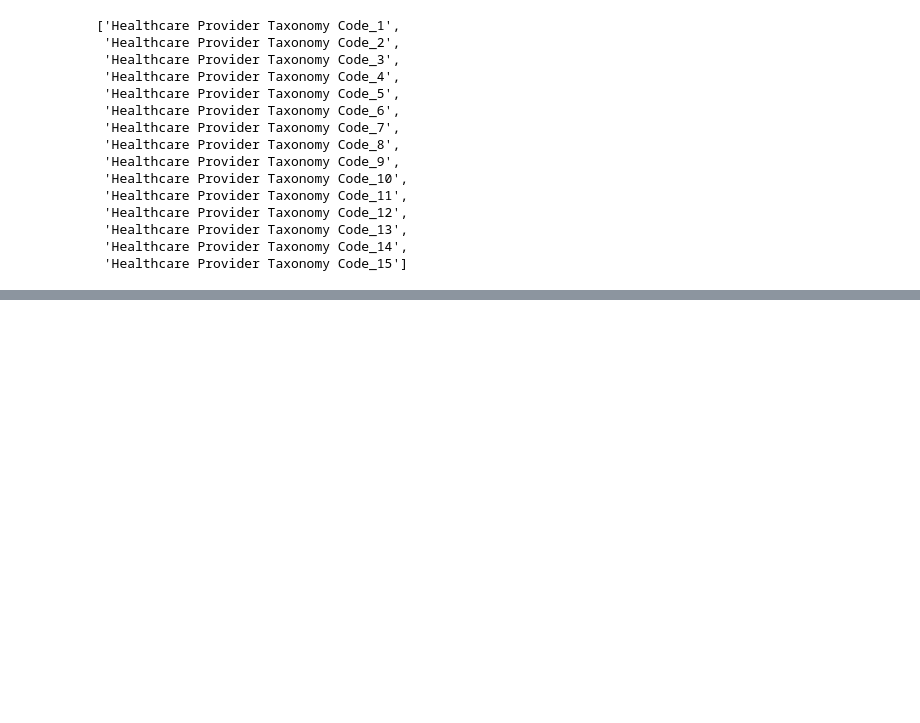
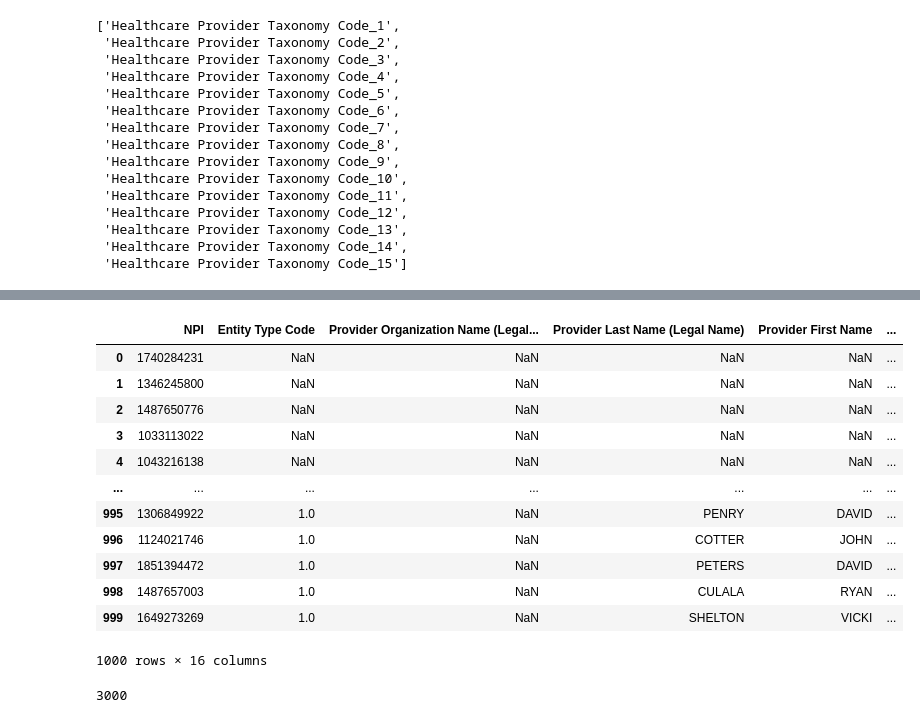
Before and after one commit to jmayf123/Hop_Teaming_Project, a Jupyter notebook: essete_ht.ipynb, the cells around one changed output, grey strips where cells are left out. Saved outputs shown, nothing was run; the diff lists cells and outputs as text; code cells hidden in the pictures; blank space fills up the shorter version.

```diff
--- a/essete_ht.ipynb
+++ b/essete_ht.ipynb
@@ -80,3 +83,6 @@ hptc
  'Healthcare Provider Taxonomy Code_13',
  'Healthcare Provider Taxonomy Code_14',
  'Healthcare Provider Taxonomy Code_15']
+# %%
+hpptswitch = [i for i in npi_colnames if i.startswith('Healthcare Provider Primary Taxonomy Switch_')]
+hpptswitch
@@ -94,5 +116,5 @@ other_cols = ['NPI', 'Entity Type Code', 'Provider Organization Name (Legal Busi
                                      'Provider Business Practice Location Address State Name',
                                      'Provider Business Practice Location Address Postal Code']
 # %%
-ls = hptc + other_cols
+ls = hptc + hpptswitch + other_cols
 ls
@@ -119,4 +139,4 @@ next(npi_chunks)
 # %%
 npi_sample = pd.read_csv('nppes_data/npidata_pfile_20050523-20230212.csv',
-                         usecols = ls, nrows= 100)
+                         usecols = ls, nrows= 1000)
 # %%
@@ -134,0 +216,18 @@ df
+# %%
+npi_sample['code_new'] = npi_sample.apply(f, axis=1)
+# %%
+npi_sample
+# %% [output]
+|  | NPI | Entity Type Code | Provider Organization Name (Legal... | Provider Last Name (Legal Name) | Provider First Name | ... |
+| 0 | 1740284231 | NaN | NaN | NaN | NaN | ... |
+| 1 | 1346245800 | NaN | NaN | NaN | NaN | ... |
+| 2 | 1487650776 | NaN | NaN | NaN | NaN | ... |
+| 3 | 1033113022 | NaN | NaN | NaN | NaN | ... |
+| 4 | 1043216138 | NaN | NaN | NaN | NaN | ... |
+| ... | ... | ... | ... | ... | ... | ... |
+| 995 | 1306849922 | 1.0 | NaN | PENRY | DAVID | ... |
+| 996 | 1124021746 | 1.0 | NaN | COTTER | JOHN | ... |
+| 997 | 1851394472 | 1.0 | NaN | PETERS | DAVID | ... |
+| 998 | 1487657003 | 1.0 | NaN | CULALA | RYAN | ... |
+| 999 | 1649273269 | 1.0 | NaN | SHELTON | VICKI | ... |
+1000 rows × 16 columns
@@ -134,0 +246,5 @@ df
+# %%
+import sys
+print(sys.getrecursionlimit())
+# %% [output]
+3000
```
Also changed, not shown: parts of 28 cells of this notebook.
